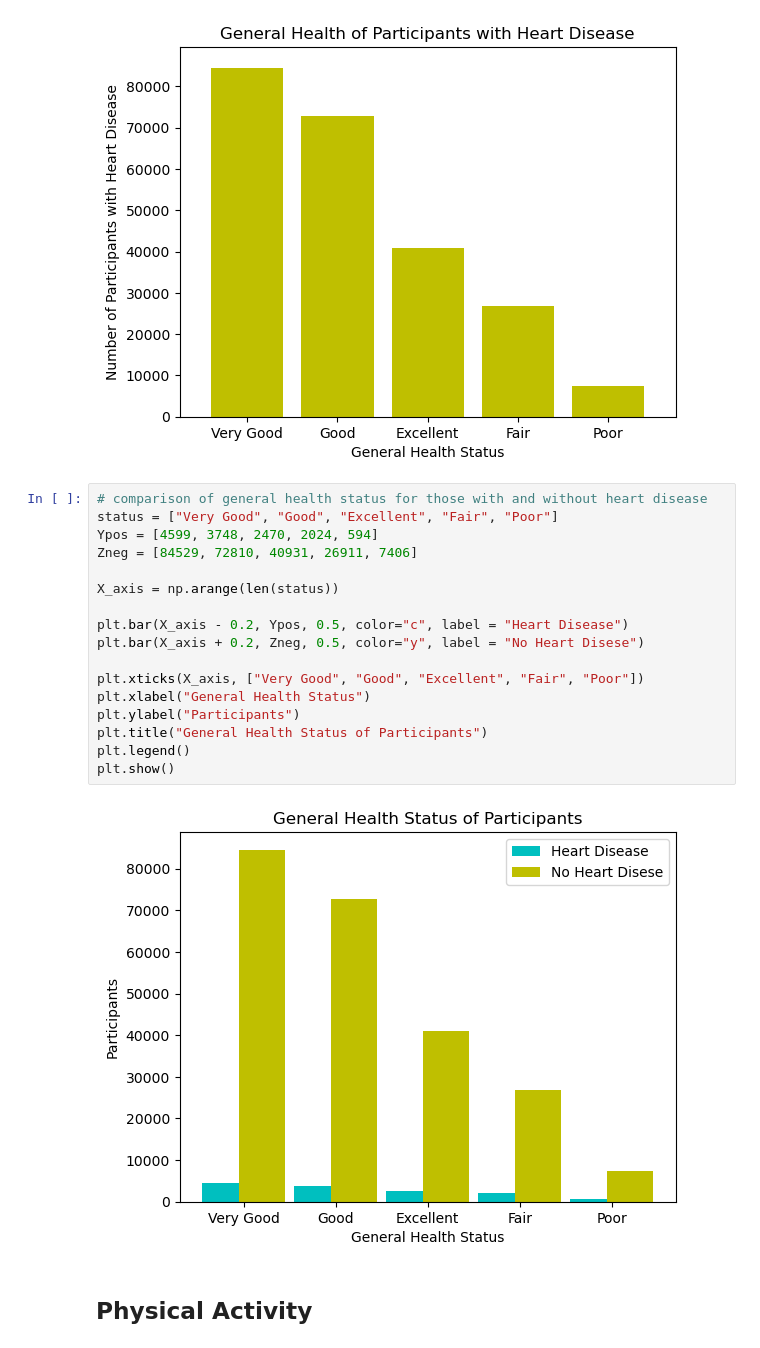
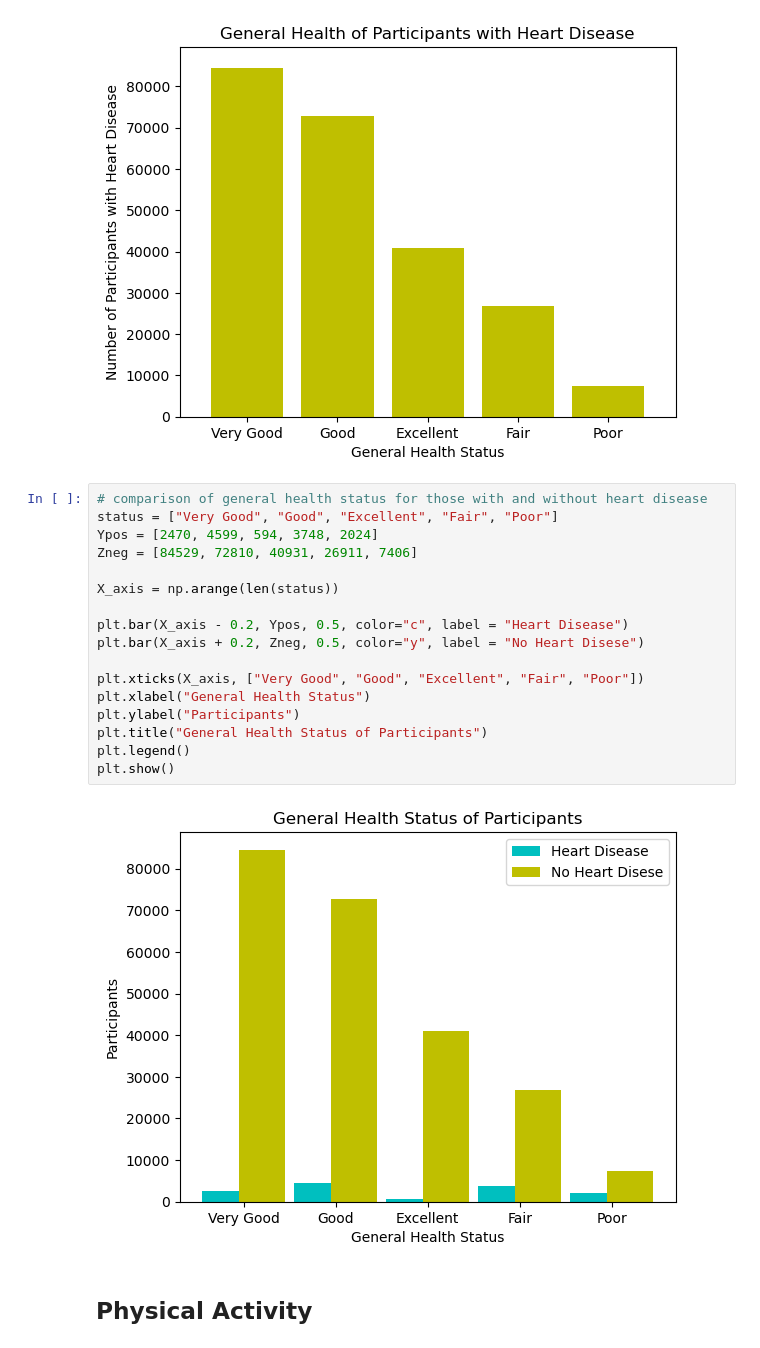
Before and after one commit to RickGrimesCodes/Project-1-GREEN-TEAM-, a Jupyter notebook: jupyterCode/KeyLifestyleIndicators.ipynb, the cells around one changed output. Cells and saved outputs as stored; diff of their text form.

```diff
--- a/jupyterCode/KeyLifestyleIndicators.ipynb
+++ b/jupyterCode/KeyLifestyleIndicators.ipynb
@@ -208,22 +241,22 @@ plt.bar(x_axis, participants, color="y", align="center")
 # %%
 # comparison of general health status for those with and without heart disease
 status = ["Very Good", "Good", "Excellent", "Fair", "Poor"]
-Ypos = [4599, 3748, 2470, 2024, 594]
+Ypos = [2470, 4599, 594, 3748, 2024]
 Zneg = [84529, 72810, 40931, 26911, 7406]
 
 X_axis = np.arange(len(status))
 
 plt.bar(X_axis - 0.2, Ypos, 0.5, color="c", label = "Heart Disease")
 plt.bar(X_axis + 0.2, Zneg, 0.5, color="y", label = "No Heart Disese")
 
 plt.xticks(X_axis, ["Very Good", "Good", "Excellent", "Fair", "Poor"])
 plt.xlabel("General Health Status")
 plt.ylabel("Participants")
 plt.title("General Health Status of Participants")
 plt.legend()
 plt.show()
 # %% [output]
-[figure, old version]
+[figure, new version]
 # %% [markdown]
 ## Physical Activity
 # %%
```
Also changed, not shown: parts of 71 cells of this notebook.
